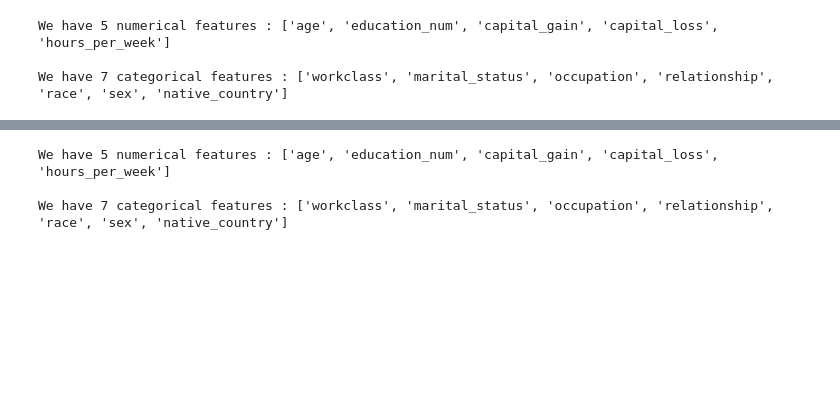
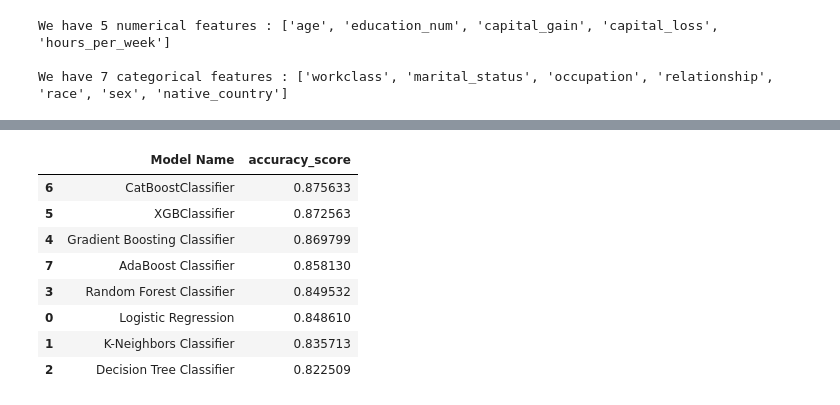
Before and after one commit to shubham23i/adult_money_ML, a Jupyter notebook: notebook/model trainer.ipynb, the cells around one changed output, grey strips where cells are left out. Drawn from its saved outputs; the diff is of its cells as text; code cells hidden in the pictures; blank space fills up the shorter version.

```diff
--- a/notebook/model trainer.ipynb
+++ b/notebook/model trainer.ipynb
@@ -200,5 +208,12 @@ NameError: name 'accuracy_list' is not defined
 # %%
+pd.DataFrame(list(zip(model_list, accuracy_list)), columns=['Model Name', 'accuracy_score']).sort_values(by=["accuracy_score"],ascending=False)
 # %% [output]
-We have 5 numerical features : ['age', 'education_num', 'capital_gain', 'capital_loss', 'hours_per_week']
-
-We have 7 categorical features : ['workclass', 'marital_status', 'occupation', 'relationship', 'race', 'sex', 'native_country']
+|  | Model Name | accuracy_score |
+| 6 | CatBoostClassifier | 0.875633 |
+| 5 | XGBClassifier | 0.872563 |
+| 4 | Gradient Boosting Classifier | 0.869799 |
+| 7 | AdaBoost Classifier | 0.858130 |
+| 3 | Random Forest Classifier | 0.849532 |
+| 0 | Logistic Regression | 0.848610 |
+| 1 | K-Neighbors Classifier | 0.835713 |
+| 2 | Decision Tree Classifier | 0.822509 |
```
Also changed, not shown: parts of 1 cell of this notebook, 38 other files.
